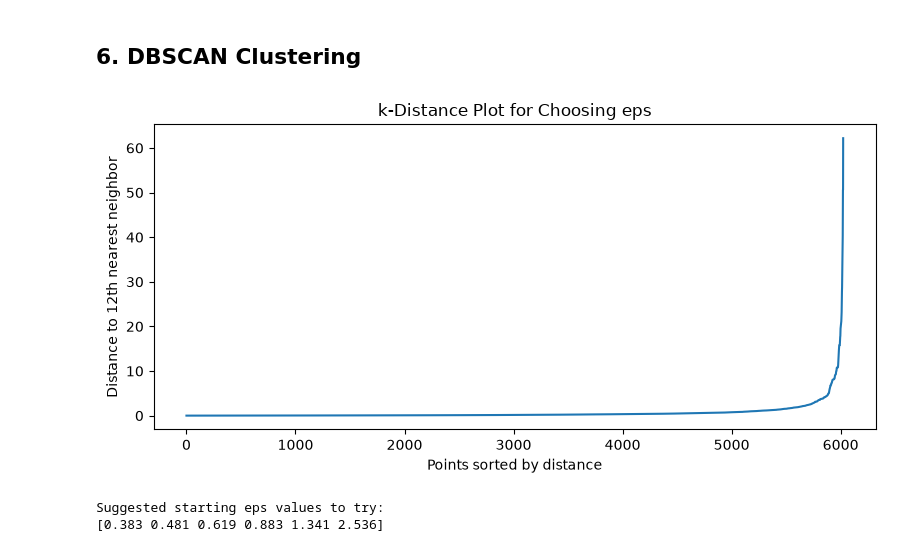
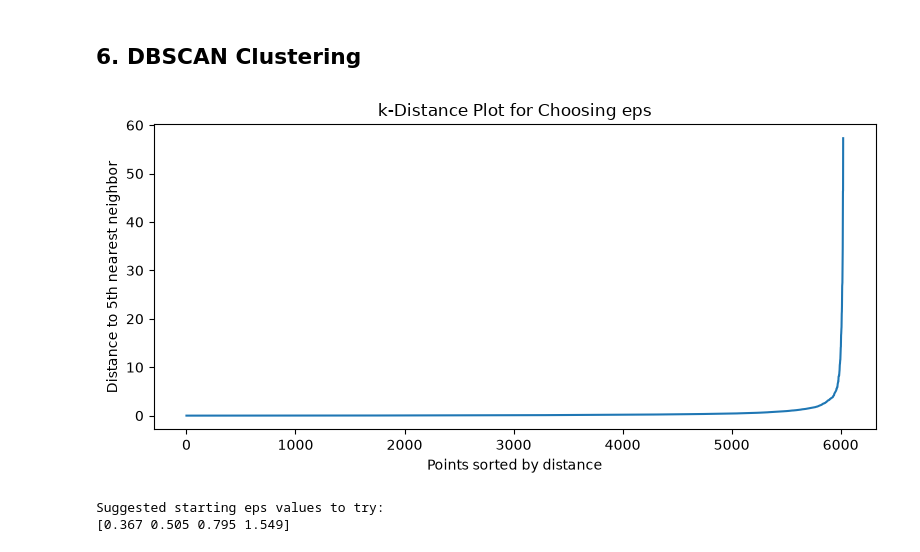
Before and after one commit to blbaum/aiForSecurity, a Jupyter notebook: module4/Assignment3-Baum.ipynb, the cells around one changed output. Cells and saved outputs as stored; diff of their text form; code cells hidden in the pictures.

```diff
--- a/module4/Assignment3-Baum.ipynb
+++ b/module4/Assignment3-Baum.ipynb
@@ -632,25 +632,25 @@ plt.show()
 # %% [markdown]
 ## 6. DBSCAN Clustering
 # %%
-min_samples = 53
+min_samples = 5
 
 neighbors = NearestNeighbors(n_neighbors=min_samples)
 neighbors.fit(X_scaled)
 distances, indices = neighbors.kneighbors(X_scaled)
 
 k_distances = np.sort(distances[:, min_samples - 1])
 
 plt.figure(figsize=(8, 4))
 plt.plot(k_distances)
 plt.title("k-Distance Plot for Choosing eps")
 plt.xlabel("Points sorted by distance")
 plt.ylabel(f"Distance to {min_samples}th nearest neighbor")
 plt.tight_layout()
 plt.show()
 
 print("Suggested starting eps values to try:")
 print(np.round(np.percentile(k_distances, [80, 85, 90, 95]), 3))
 # %% [output]
-[figure, old version]
+[figure, new version]
 Suggested starting eps values to try:
-[0.383 0.481 0.619 0.883 1.341 2.536]
+[0.367 0.505 0.795 1.549]
```
Also changed, not shown: parts of 6 cells of this notebook.
